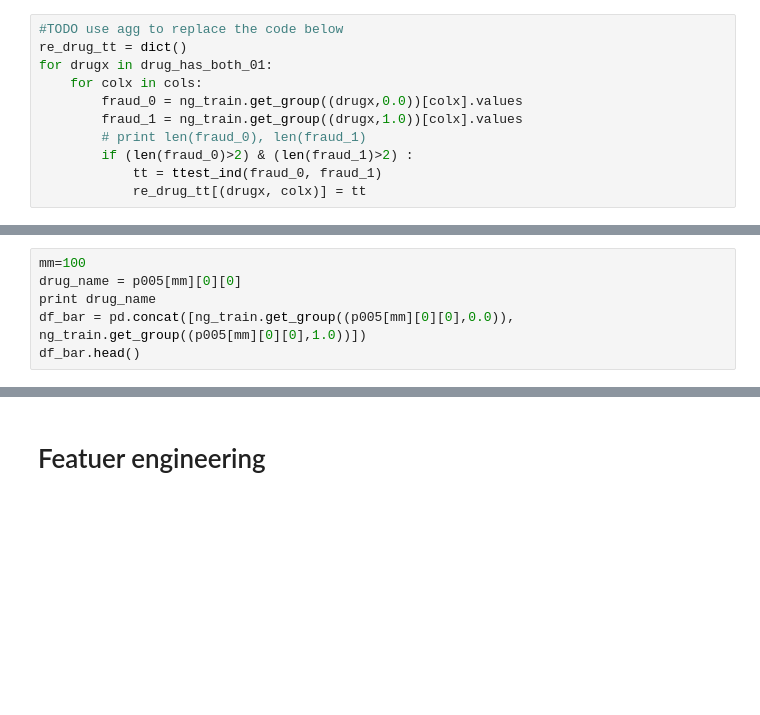
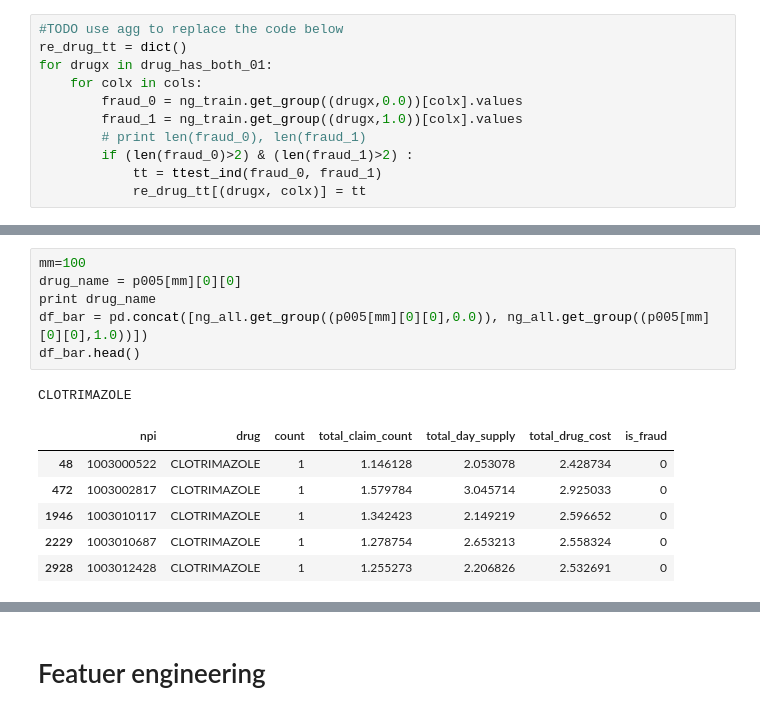
Before and after one commit to maxliu/health_care, a Jupyter notebook: HealthCare_fraud_detection.ipynb, the cells around one changed output, grey strips where cells are left out. Saved outputs shown, nothing was run; the diff lists cells and outputs as text; blank space fills up the shorter version.

```diff
--- a/HealthCare_fraud_detection.ipynb
+++ b/HealthCare_fraud_detection.ipynb
@@ -286,9 +387,17 @@ output_notebook()
 # %%
 mm=100
 drug_name = p005[mm][0][0]
 print drug_name
-df_bar = pd.concat([ng_train.get_group((p005[mm][0][0],0.0)), ng_train.get_group((p005[mm][0][0],1.0))])
+df_bar = pd.concat([ng_all.get_group((p005[mm][0][0],0.0)), ng_all.get_group((p005[mm][0][0],1.0))])
 df_bar.head()
+# %% [output]
+CLOTRIMAZOLE
+|  | npi | drug | count | total_claim_count | total_day_supply | total_drug_cost | is_fraud |
+| 48 | 1003000522 | CLOTRIMAZOLE | 1 | 1.146128 | 2.053078 | 2.428734 | 0 |
+| 472 | 1003002817 | CLOTRIMAZOLE | 1 | 1.579784 | 3.045714 | 2.925033 | 0 |
+| 1946 | 1003010117 | CLOTRIMAZOLE | 1 | 1.342423 | 2.149219 | 2.596652 | 0 |
+| 2229 | 1003010687 | CLOTRIMAZOLE | 1 | 1.278754 | 2.653213 | 2.558324 | 0 |
+| 2928 | 1003012428 | CLOTRIMAZOLE | 1 | 1.255273 | 2.206826 | 2.532691 | 0 |
 # %%
 box = [
     BoxPlot(df_bar, values=col, label='is_fraud', title= "p-value: " + "%0.2e"%(re_drug_tt[(drug_name, col)][1]),
```
Also changed, not shown: parts of 31 cells of this notebook.
